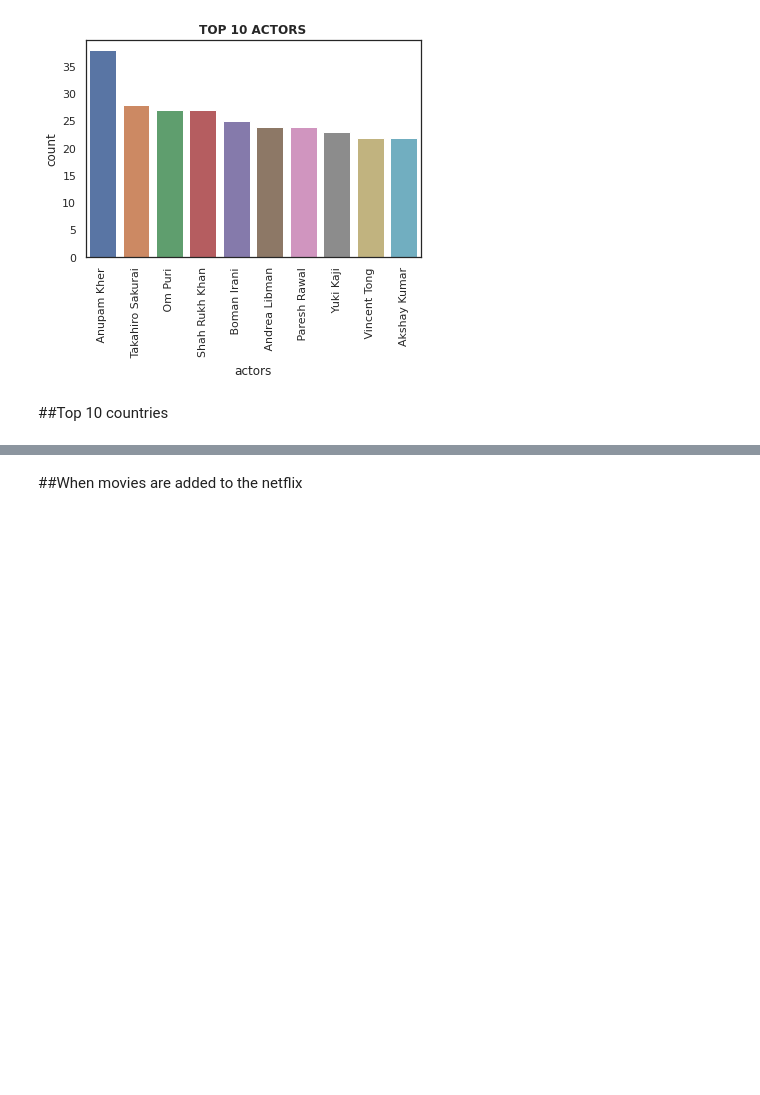
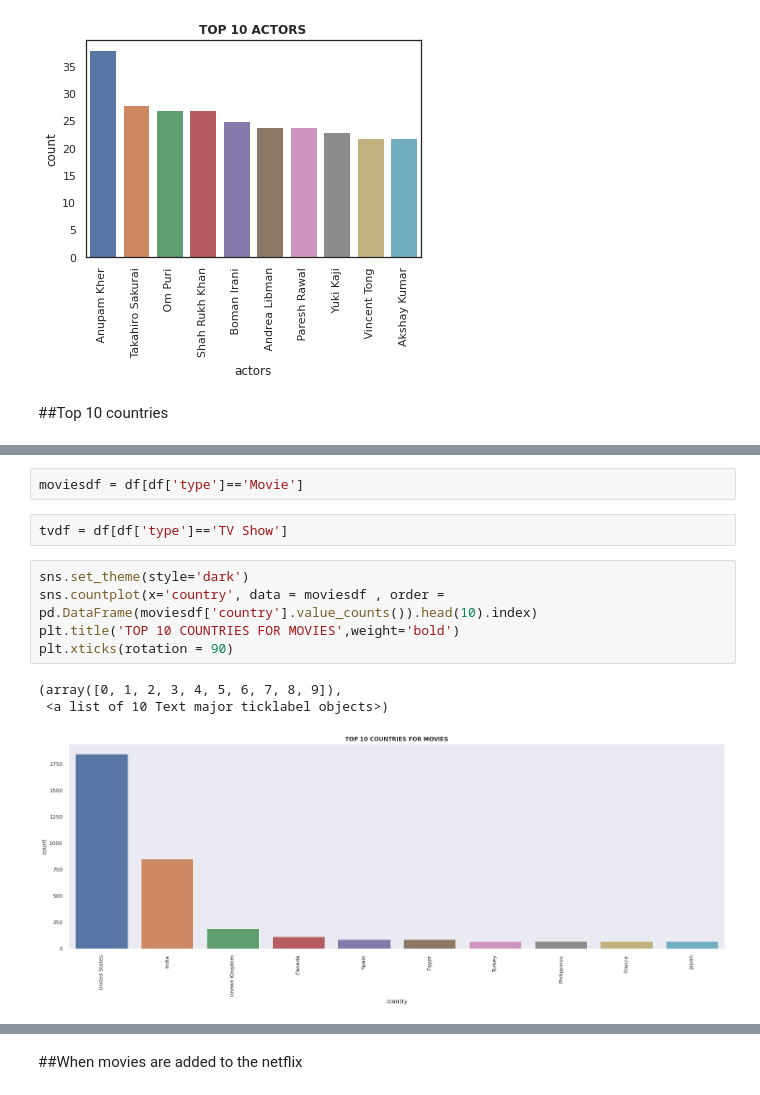
Before and after one commit to issatyajit/Netflix-recommender-system, a Jupyter notebook: NETFLIX_final.ipynb, the cells around one changed output, grey strips where cells are left out. Saved outputs shown, nothing was run; the diff lists cells and outputs as text; blank space fills up the shorter version.

```diff
--- a/NETFLIX_final.ipynb
+++ b/NETFLIX_final.ipynb
@@ -256,0 +257,13 @@ plt.xticks(rotation = 90)
+# %%
+moviesdf = df[df['type']=='Movie']
+# %%
+tvdf = df[df['type']=='TV Show']
+# %%
+sns.set_theme(style='dark')
+sns.countplot(x='country', data = moviesdf , order = pd.DataFrame(moviesdf['country'].value_counts()).head(10).index)
+plt.title('TOP 10 COUNTRIES FOR MOVIES',weight='bold')
+plt.xticks(rotation = 90)
+# %% [output]
+(array([0, 1, 2, 3, 4, 5, 6, 7, 8, 9]),
+ <a list of 10 Text major ticklabel objects>)
+[figure, added]
```
Also changed, not shown: parts of 2 cells of this notebook.
